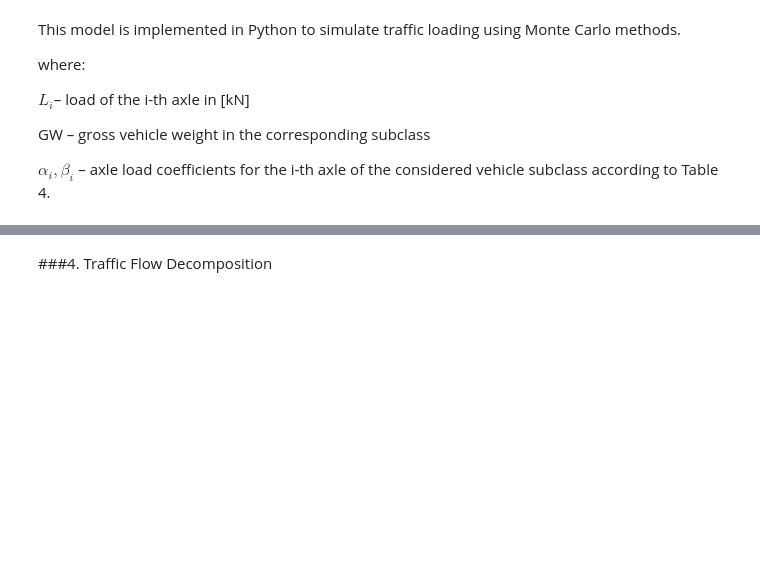
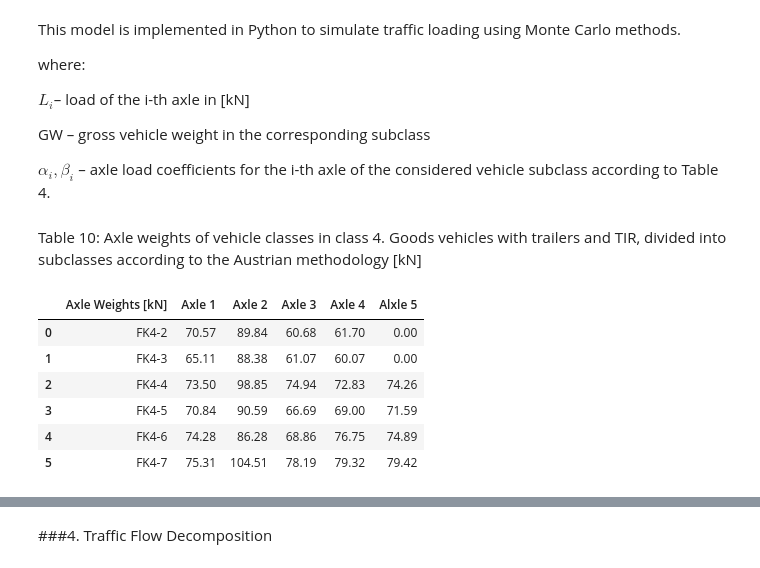
Before and after one commit to borisyotsov/traffic-load-equivalency-model, a Jupyter notebook: notebooks/Final_Project.ipynb, the cells around one changed output, grey strips where cells are left out. Cells and saved outputs as stored; diff of their text form; code cells hidden in the pictures; blank space fills up the shorter version.

```diff
--- a/notebooks/Final_Project.ipynb
+++ b/notebooks/Final_Project.ipynb
@@ -138,3 +154,19 @@ $ L_i $– load of the i-th axle in [kN]
 GW – gross vehicle weight in the corresponding subclass
 
 $ \alpha_i, \beta_i $ – axle load coefficients for the i-th axle of the considered vehicle subclass according to Table 4.
+# %% [markdown]
+Table 10: Axle weights of vehicle classes in class 4. Goods vehicles with trailers and TIR, divided into subclasses according to the Austrian methodology [kN]
+# %%
+url = "https://github.com/borisyotsov/traffic-load-equivalency-model/raw/refs/heads/main/data/traffic_data.xlsx"
+
+traffic_data = pd.read_excel(url, sheet_name="Axle_weights")
+
+traffic_data
+# %% [output]
+|  | Axle Weights [kN] | Axle 1 | Axle 2 | Axle 3 | Axle 4 | Alxle 5 |
+| 0 | FK4-2 | 70.57 | 89.84 | 60.68 | 61.70 | 0.00 |
+| 1 | FK4-3 | 65.11 | 88.38 | 61.07 | 60.07 | 0.00 |
+| 2 | FK4-4 | 73.50 | 98.85 | 74.94 | 72.83 | 74.26 |
+| 3 | FK4-5 | 70.84 | 90.59 | 66.69 | 69.00 | 71.59 |
+| 4 | FK4-6 | 74.28 | 86.28 | 68.86 | 76.75 | 74.89 |
+| 5 | FK4-7 | 75.31 | 104.51 | 78.19 | 79.32 | 79.42 |
```
Also changed, not shown: parts of 6 cells of this notebook.
